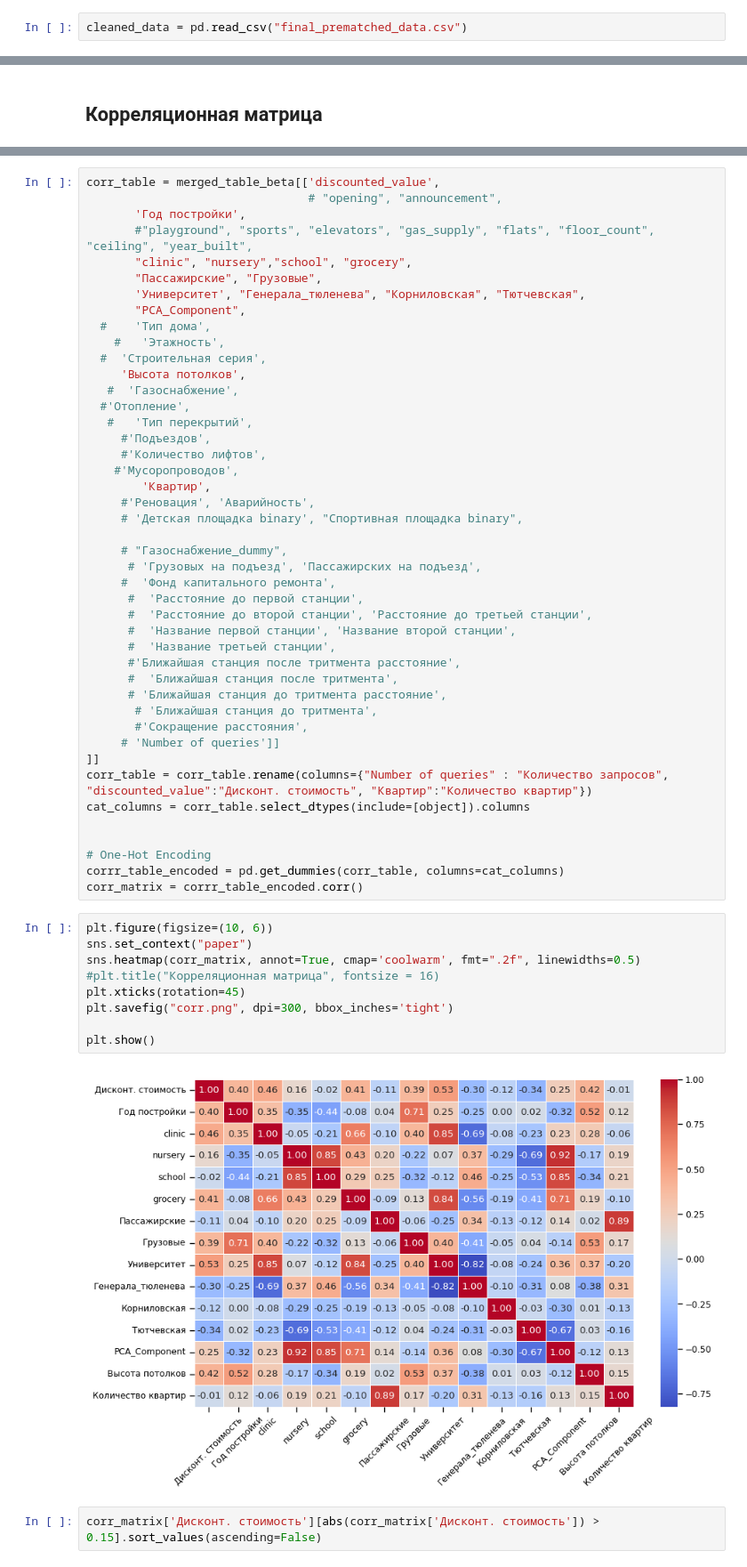
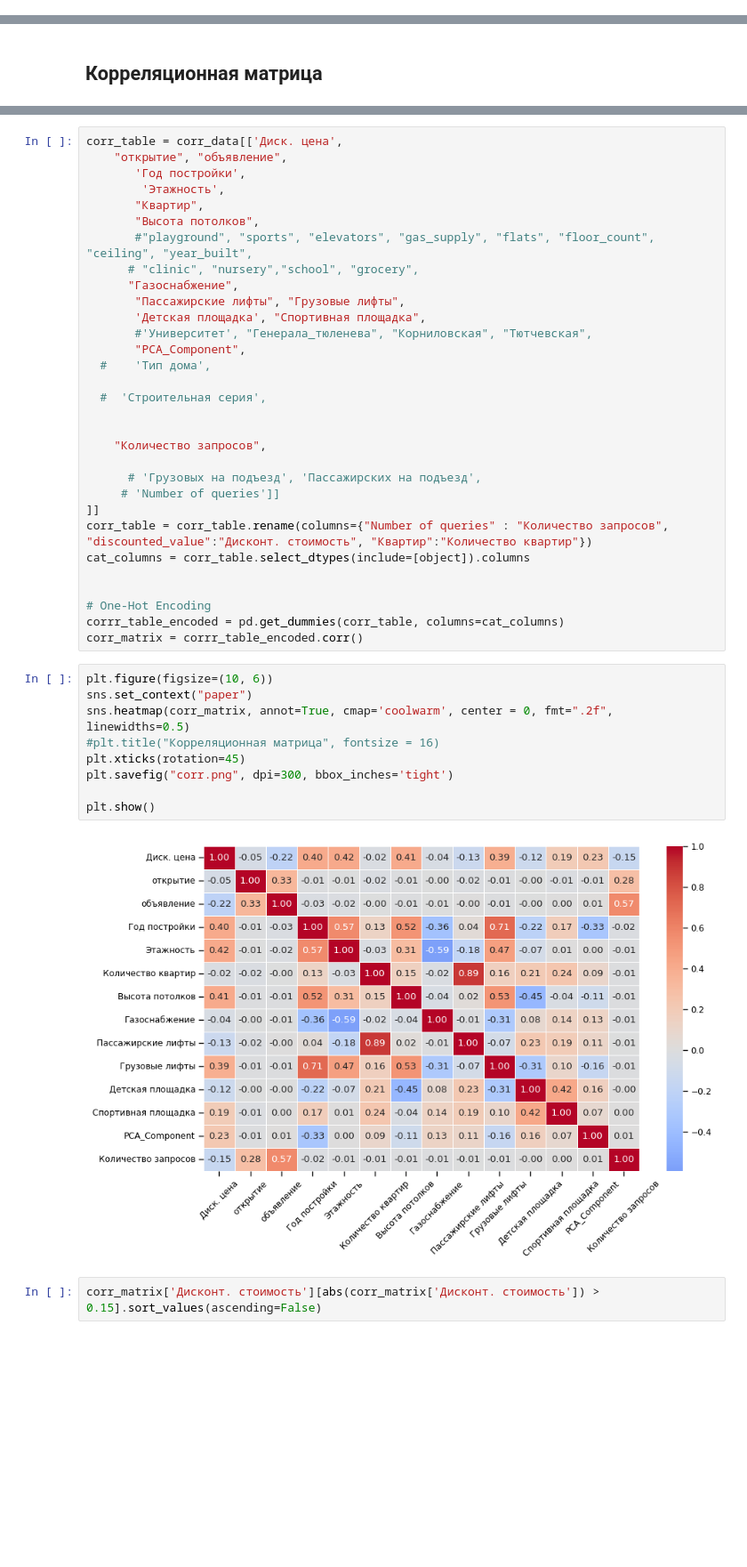
Before and after one commit to andrewch28/Cian, a Jupyter notebook: cian.ipynb, the cells around one changed output, grey strips where cells are left out. Shown at 89% size. Drawn from its saved outputs; the diff is of its cells as text; blank space fills up the shorter version.

```diff
--- a/cian.ipynb
+++ b/cian.ipynb
@@ -68,2 +183,0 @@ merged_table_beta
-# %%
-cleaned_data = pd.read_csv("final_prematched_data.csv")
@@ -259,38 +356,25 @@ merged_table_beta['announcement'] = (merged_table_beta['reportDate'] > '2022-10-
 # %%
-corr_table = merged_table_beta[['discounted_value',
-                                # "opening", "announcement",
+corr_table = corr_data[['Диск. цена',
+    "открытие", "объявление",
        'Год постройки',
+        'Этажность',
+       "Квартир",
+       "Высота потолков",
        #"playground", "sports", "elevators", "gas_supply", "flats", "floor_count", "ceiling", "year_built",
-       "clinic", "nursery","school", "grocery",
-       "Пассажирские", "Грузовые",
-       'Университет', "Генерала_тюленева", "Корниловская", "Тютчевская",
+      # "clinic", "nursery","school", "grocery",
+      "Газоснабжение",
+       "Пассажирские лифты", "Грузовые лифты",
+       'Детская площадка', "Спортивная площадка",
+       #'Университет', "Генерала_тюленева", "Корниловская", "Тютчевская",
        "PCA_Component",
   #    'Тип дома',
-    #   'Этажность',
+
   #  'Строительная серия',
-     'Высота потолков',
-   #  'Газоснабжение',
-  #'Отопление',
-   #   'Тип перекрытий',
-     #'Подъездов',
-     #'Количество лифтов',
-    #'Мусоропроводов',
-        'Квартир',
-     #'Реновация', 'Аварийность',
-     # 'Детская площадка binary', "Спортивная площадка binary",
 
-     # "Газоснабжение_dummy",
+
+    "Количество запросов",
+
       # 'Грузовых на подъезд', 'Пассажирских на подъезд',
-     #  'Фонд капитального ремонта',
-      #  'Расстояние до первой станции',
-      #  'Расстояние до второй станции', 'Расстояние до третьей станции',
-      #  'Название первой станции', 'Название второй станции',
-      #  'Название третьей станции',
-      #'Ближайшая станция после тритмента расстояние',
-      #  'Ближайшая станция после тритмента',
-      # 'Ближайшая станция до тритмента расстояние',
-       # 'Ближайшая станция до тритмента',
-       #'Сокращение расстояния',
      # 'Number of queries']]
 ]]
 corr_table = corr_table.rename(columns={"Number of queries" : "Количество запросов", "discounted_value":"Дисконт. стоимость", "Квартир":"Количество квартир"})
@@ -303,14 +387,14 @@ corr_matrix = corrr_table_encoded.corr()
 # %%
 plt.figure(figsize=(10, 6))
 sns.set_context("paper")
-sns.heatmap(corr_matrix, annot=True, cmap='coolwarm', fmt=".2f", linewidths=0.5)
+sns.heatmap(corr_matrix, annot=True, cmap='coolwarm', center = 0, fmt=".2f", linewidths=0.5)
 #plt.title("Корреляционная матрица", fontsize = 16)
 plt.xticks(rotation=45)
 plt.savefig("corr.png", dpi=300, bbox_inches='tight')
 
 plt.show()
 # %% [output]
-[figure, old version]
+[figure, new version]
 # %%
 corr_matrix['Дисконт. стоимость'][abs(corr_matrix['Дисконт. стоимость']) > 0.15].sort_values(ascending=False)
 # %% [output]
```
Also changed, not shown: parts of 43 cells of this notebook, 14 other files.
